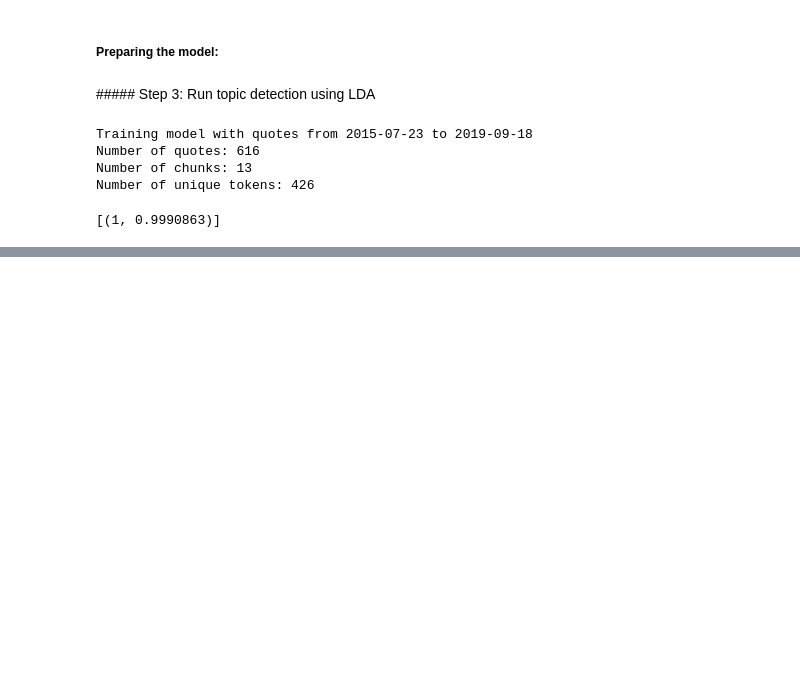
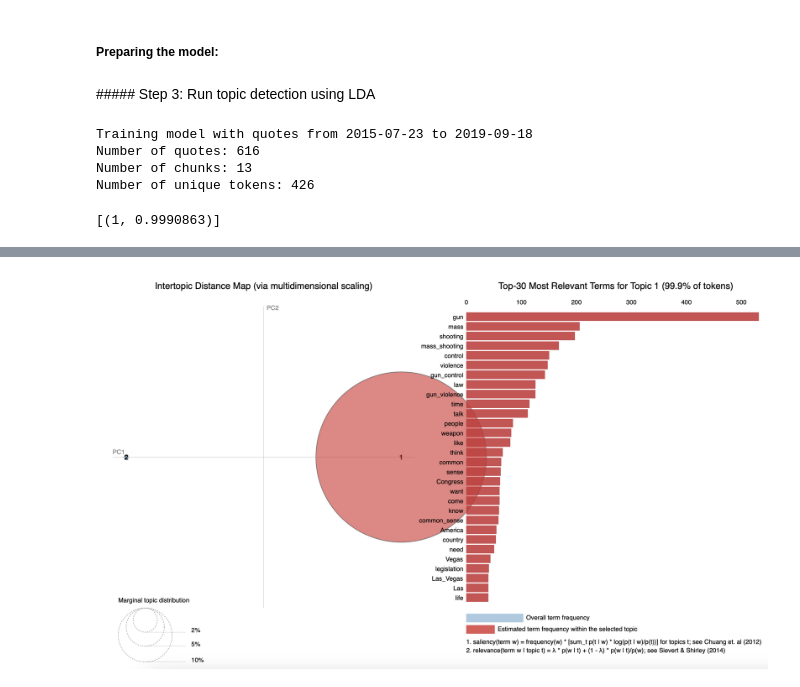
Before and after one commit to epfl-ada/ada-2021-project-lejt, a Jupyter notebook: Identifying subtopics.ipynb, the cells around one changed output, grey strips where cells are left out. Drawn from its saved outputs; the diff is of its cells as text; code cells hidden in the pictures; blank space fills up the shorter version.

```diff
--- a/Identifying subtopics.ipynb
+++ b/Identifying subtopics.ipynb
@@ -223,0 +219,6 @@ HTML(filename="/Users/Justin/Desktop/ADA_project/LDAvis.html")
+# %%
+# Displaying the final image for graders:
+from IPython.display import Image
+Image("/Users/Justin/Desktop/ADA_project/LDA_results/LDA_result.png")
+# %% [output]
+[figure, added]
```
Also changed, not shown: parts of 1 cell of this notebook.
